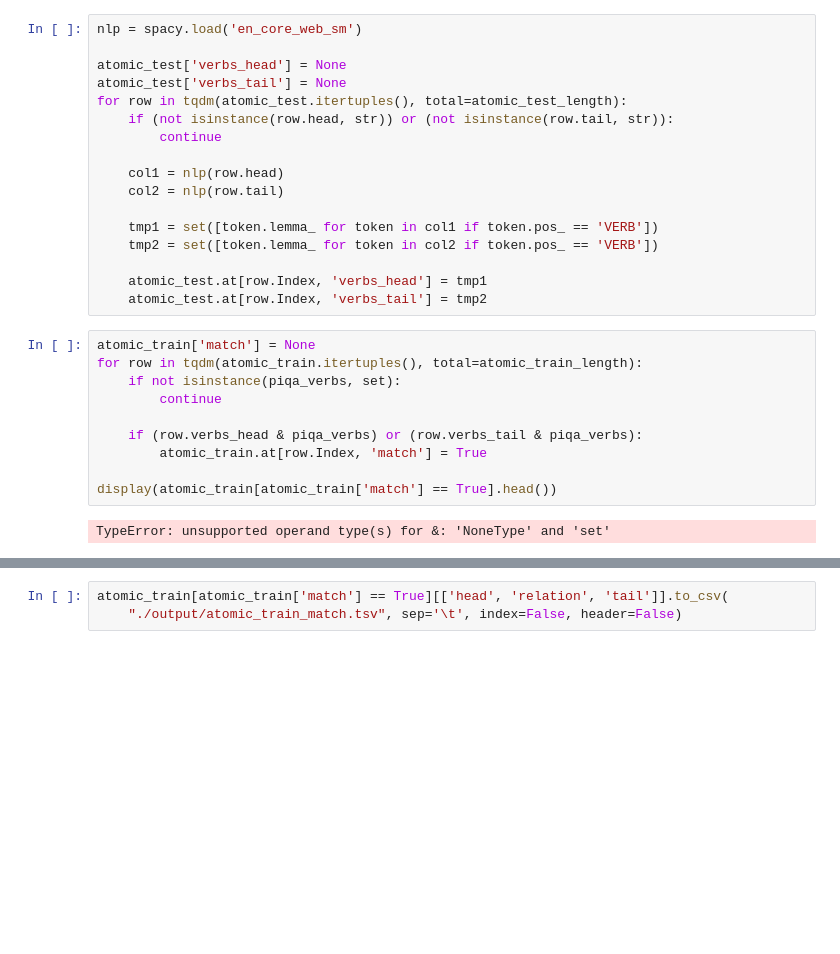
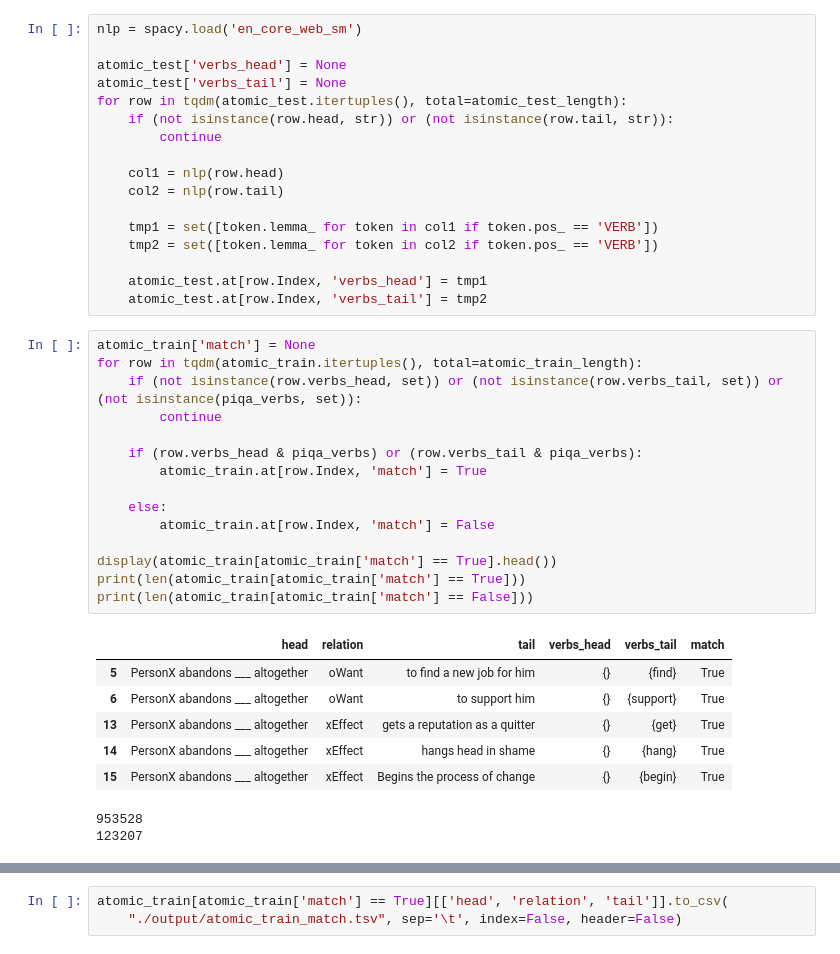
Before and after one commit to wojino/commonsense-reasoning, a Jupyter notebook: atomic-extract.ipynb, the cells around one changed output, grey strips where cells are left out. Drawn from its saved outputs; the diff is of its cells as text; blank space fills up the shorter version.

Commit message:
Fix error to save match==True

```diff
--- a/atomic-extract.ipynb
+++ b/atomic-extract.ipynb
@@ -295,14 +300,26 @@ for row in tqdm(atomic_test.itertuples(), total=atomic_test_length):
 # %%
 atomic_train['match'] = None
 for row in tqdm(atomic_train.itertuples(), total=atomic_train_length):
-    if not isinstance(piqa_verbs, set):
+    if (not isinstance(row.verbs_head, set)) or (not isinstance(row.verbs_tail, set)) or (not isinstance(piqa_verbs, set)):
         continue
 
     if (row.verbs_head & piqa_verbs) or (row.verbs_tail & piqa_verbs):
         atomic_train.at[row.Index, 'match'] = True
 
+    else:
+        atomic_train.at[row.Index, 'match'] = False
+
 display(atomic_train[atomic_train['match'] == True].head())
+print(len(atomic_train[atomic_train['match'] == True]))
+print(len(atomic_train[atomic_train['match'] == False]))
 # %% [output]
+|  | head | relation | tail | verbs_head | verbs_tail | match |
+| 5 | PersonX abandons ___ altogether | oWant | to find a new job for him | {} | {find} | True |
+| 6 | PersonX abandons ___ altogether | oWant | to support him | {} | {support} | True |
+| 13 | PersonX abandons ___ altogether | xEffect | gets a reputation as a quitter | {} | {get} | True |
+| 14 | PersonX abandons ___ altogether | xEffect | hangs head in shame | {} | {hang} | True |
+| 15 | PersonX abandons ___ altogether | xEffect | Begins the process of change | {} | {begin} | True |
-TypeError: unsupported operand type(s) for &: 'NoneType' and 'set'
+953528
+123207
 # %%
 atomic_dev['match'] = None
```
Also changed, not shown: parts of 6 cells of this notebook.
